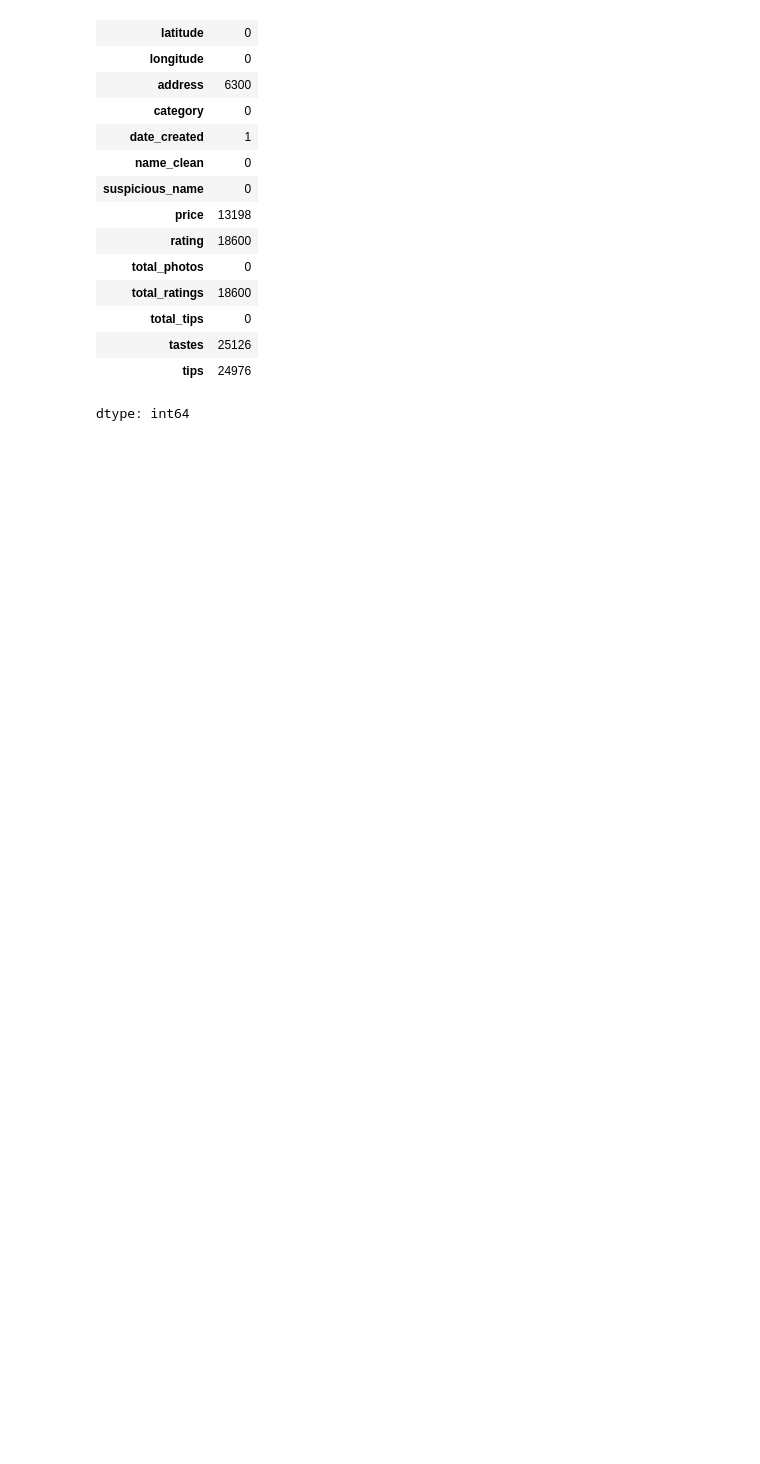
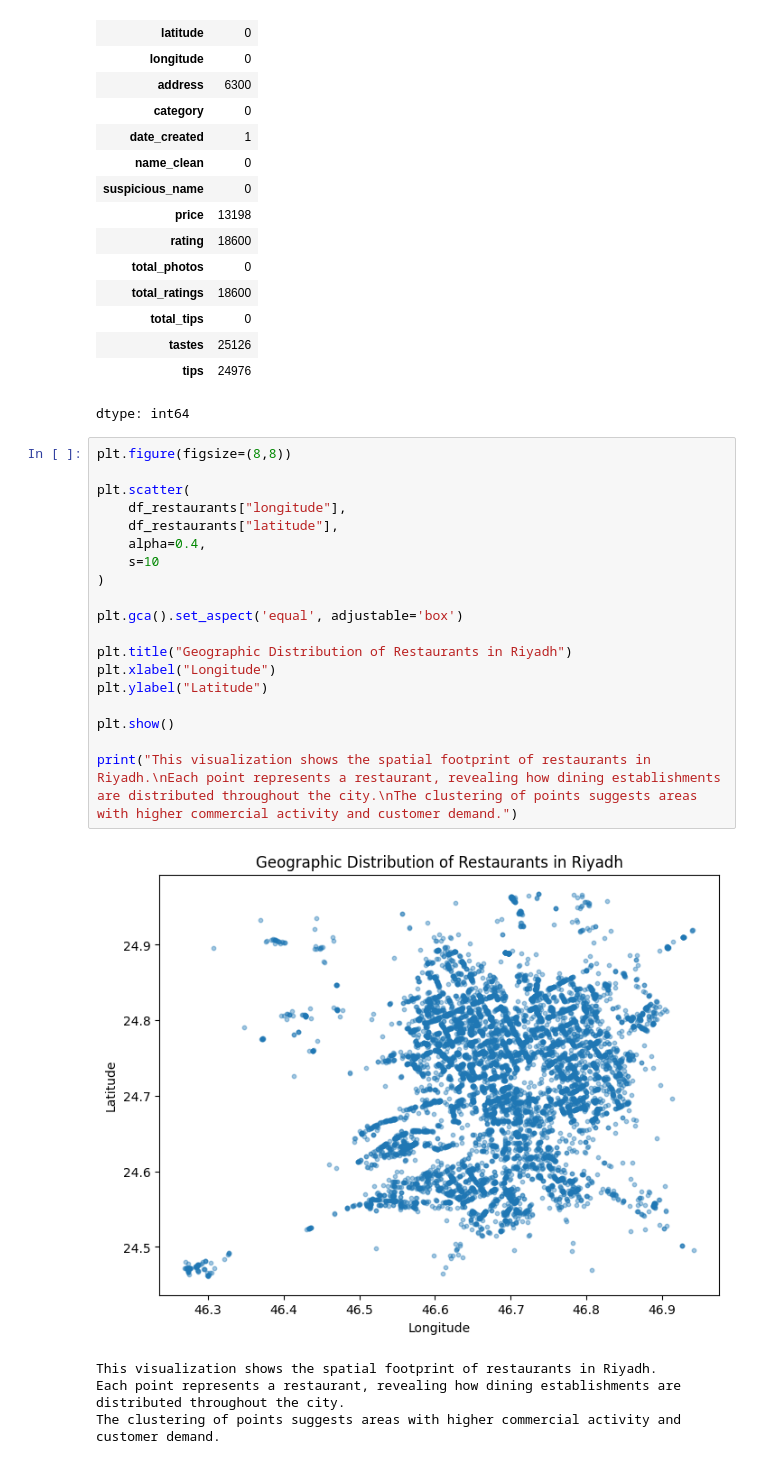
Before and after one commit to AbdulrahmanB-25/EDA_Project, a Jupyter notebook: EDA_Project.ipynb, the cells around one changed output. Cells and saved outputs as stored; diff of their text form; blank space fills up the shorter version.

```diff
--- a/EDA_Project.ipynb
+++ b/EDA_Project.ipynb
@@ -369,3 +375,27 @@ df.isnull().sum()
 | tastes | 25126 |
 | tips | 24976 |
 dtype: int64
+# %%
+plt.figure(figsize=(8,8))
+
+plt.scatter(
+    df_restaurants["longitude"],
+    df_restaurants["latitude"],
+    alpha=0.4,
+    s=10
+)
+
+plt.gca().set_aspect('equal', adjustable='box')
+
+plt.title("Geographic Distribution of Restaurants in Riyadh")
+plt.xlabel("Longitude")
+plt.ylabel("Latitude")
+
+plt.show()
+
+print("This visualization shows the spatial footprint of restaurants in Riyadh.\nEach point represents a restaurant, revealing how dining establishments are distributed throughout the city.\nThe clustering of points suggests areas with higher commercial activity and customer demand.")
+# %% [output]
+[figure, added]
+This visualization shows the spatial footprint of restaurants in Riyadh.
+Each point represents a restaurant, revealing how dining establishments are distributed throughout the city.
+The clustering of points suggests areas with higher commercial activity and customer demand.
```
Also changed, not shown: parts of 15 cells of this notebook.
